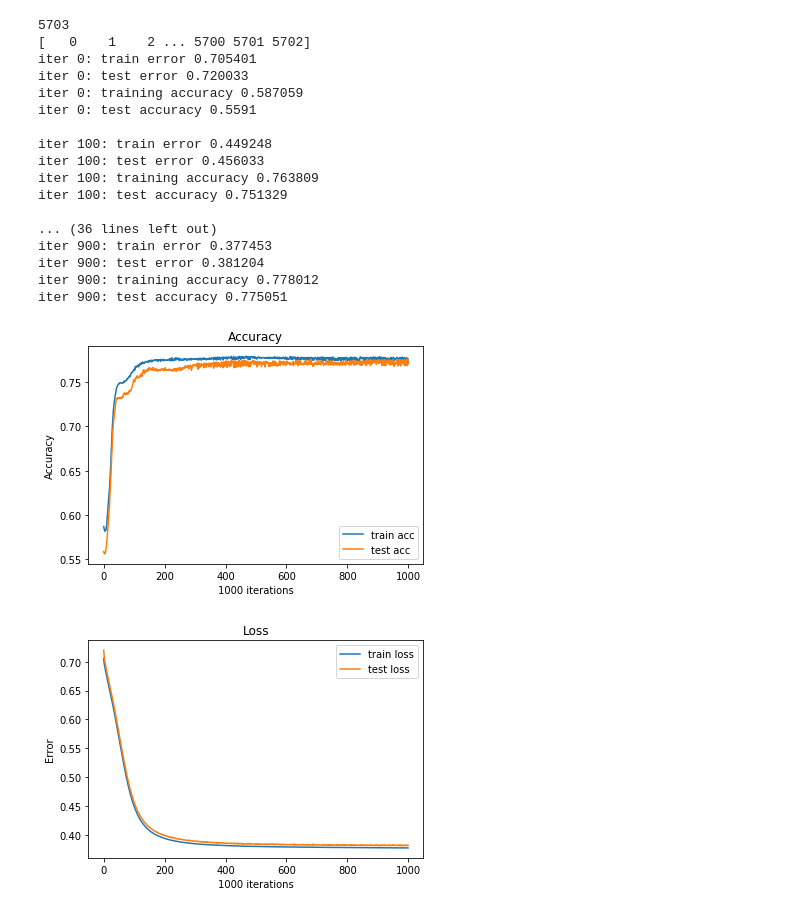
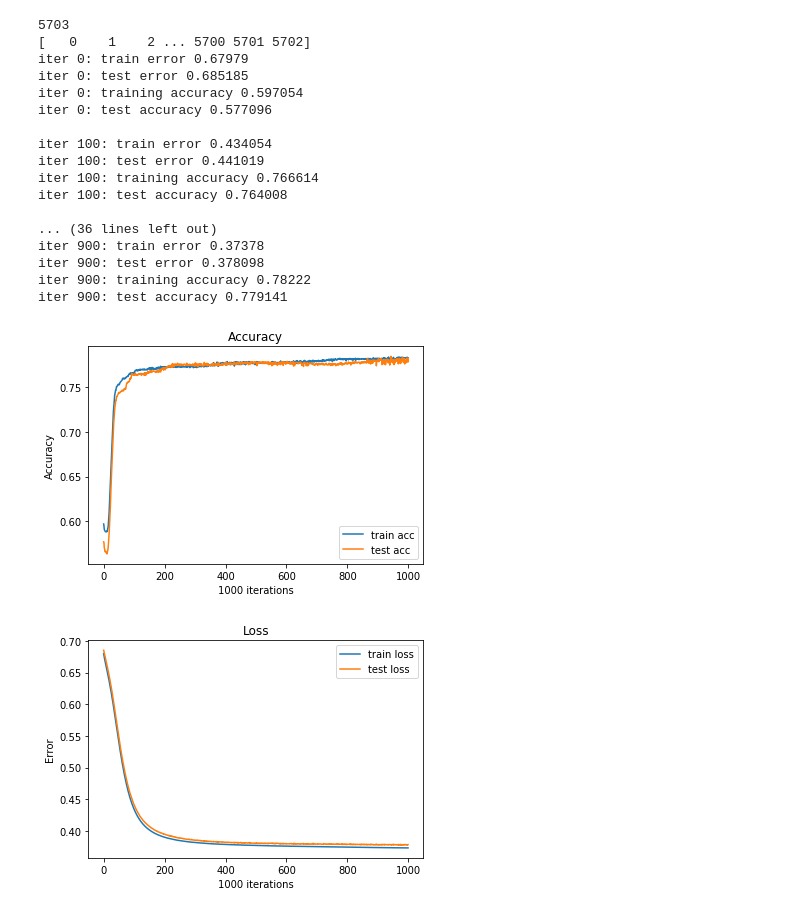
Before and after one commit to yulnicorn/Data-Analytics-Mining, a Jupyter notebook: DAM NN.ipynb, the cells around one changed output. Cells and saved outputs as stored; diff of their text form; code cells hidden in the pictures.

```diff
--- a/DAM NN.ipynb
+++ b/DAM NN.ipynb
@@ -41,7 +41,7 @@ batch_size = 32
 num_neurons = 20
 SEED = 10
 
-filling_values = -1
+filling_values = 0
 
 np.random.seed(SEED)
 
@@ -67,8 +67,8 @@ def fnn(x, hidden_units):
 
 def main():
     # read train data
-    train_input = np.genfromtxt('Extracted_features.csv', delimiter = ',', encoding='ISO-8859-1', filling_values=filling_values)
-    trainX, train_Y = train_input[1:, 2:20], train_input[1:, 20].astype(int)
+    train_input = np.genfromtxt('train_new.csv', delimiter = ',', filling_values=filling_values)
+    trainX, train_Y = train_input[1:, :18], train_input[1:, 20].astype(int)
     trainX = scale(trainX, np.min(trainX, axis=0), np.max(trainX, axis=0))
 
     trainY = np.zeros((train_Y.shape[0], NUM_CLASSES))
@@ -144,44 +144,44 @@ def main():
 
     plt.figure(1)
     plt.plot(range(epochs), train_acc)
     plt.plot(range(epochs), test_acc)
     plt.legend(["train acc", "test acc"], loc='lower right')
     plt.xlabel(str(epochs) + ' iterations')
     plt.ylabel('Accuracy')
     plt.title('Accuracy')
     plt.savefig('./figures/Training_Acc.png')
 
     plt.figure(2)
     plt.plot(range(epochs), train_err)
     plt.plot(range(epochs), test_err)
     plt.legend(["train loss", "test loss"], loc='upper right')
     plt.xlabel(str(epochs) + ' iterations')
     plt.ylabel('Error')
     plt.title('Loss')
     plt.savefig('./figures/Testing_Acc.png')
 
     plt.show()
 
 
 if __name__ == '__main__':
     main()
 # %% [output]
 5703
 [   0    1    2 ... 5700 5701 5702]
-iter 0: train error 0.705401
-iter 0: test error 0.720033
-iter 0: training accuracy 0.587059
-iter 0: test accuracy 0.5591
+iter 0: train error 0.67979
+iter 0: test error 0.685185
+iter 0: training accuracy 0.597054
+iter 0: test accuracy 0.577096
 
-iter 100: train error 0.449248
-iter 100: test error 0.456033
-iter 100: training accuracy 0.763809
-iter 100: test accuracy 0.751329
+iter 100: train error 0.434054
+iter 100: test error 0.441019
+iter 100: training accuracy 0.766614
+iter 100: test accuracy 0.764008
 
 ... (36 lines left out)
-iter 900: train error 0.377453
-iter 900: test error 0.381204
-iter 900: training accuracy 0.778012
-iter 900: test accuracy 0.775051
+iter 900: train error 0.37378
+iter 900: test error 0.378098
+iter 900: training accuracy 0.78222
+iter 900: test accuracy 0.779141
-[figure, old version]
+[figure, new version]
-[figure, old version]
+[figure, new version]
```
Also changed, not shown: parts of 12 cells of this notebook.
